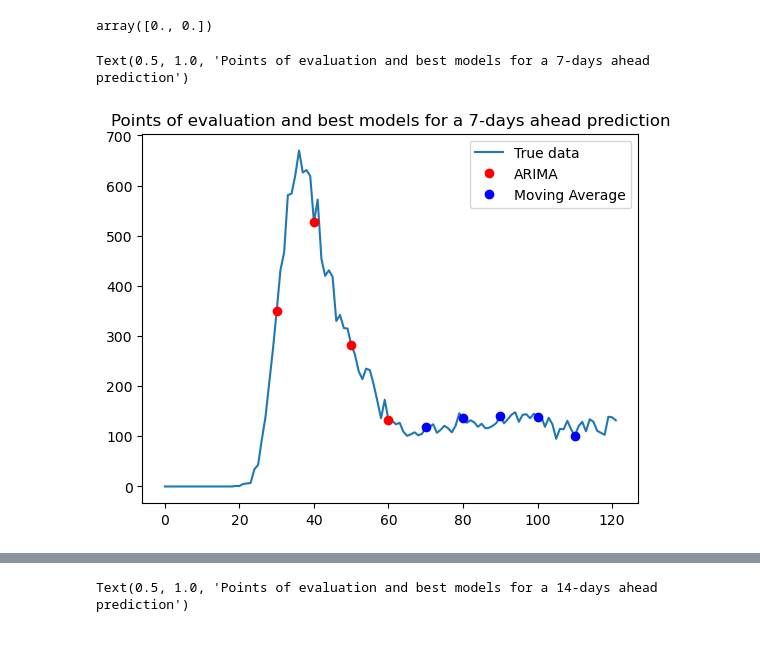
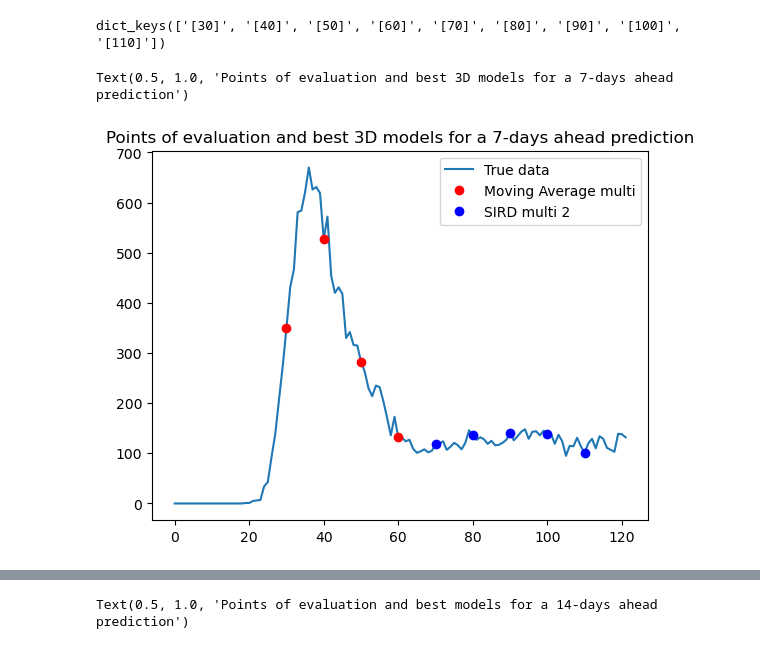
Before and after one commit to gregoirebechade/covid_internship, a Jupyter notebook: 07_global_evaluation_of_the_models.ipynb, the cells around one changed output, grey strips where cells are left out. Saved outputs shown, nothing was run; the diff lists cells and outputs as text; code cells hidden in the pictures.

```diff
--- a/07_global_evaluation_of_the_models.ipynb
+++ b/07_global_evaluation_of_the_models.ipynb
@@ -117,13 +140,13 @@ import json
-# %%
-new_deaths[[5,6]]
-# %% [output]
-array([0., 0.])
+# %%
+dico.keys()
+# %% [output]
+dict_keys(['[30]', '[40]', '[50]', '[60]', '[70]', '[80]', '[90]', '[100]', '[110]'])
 # %%
 plt.plot(new_deaths, label='True data')
-plt.plot([30, 40, 50, 60], new_deaths[[30, 40, 50, 60]], 'ro', label='ARIMA')
-plt.plot( [70, 80, 90, 100, 110], new_deaths[ [70, 80,90, 100,  110]], 'bo', label= 'Moving Average')
+plt.plot([30, 40, 50, 60], new_deaths[[30, 40, 50, 60]], 'ro', label='Moving Average multi')
+plt.plot( [70, 80, 90, 100, 110], new_deaths[ [70, 80,90, 100,  110]], 'bo', label= 'SIRD multi 2')
 plt.legend()
-plt.title('Points of evaluation and best models for a 7-days ahead prediction')
+plt.title('Points of evaluation and best 3D models for a 7-days ahead prediction')
 # %% [output]
-Text(0.5, 1.0, 'Points of evaluation and best models for a 7-days ahead prediction')
+Text(0.5, 1.0, 'Points of evaluation and best 3D models for a 7-days ahead prediction')
-[figure, old version]
+[figure, new version]
```
Also changed, not shown: parts of 13 cells of this notebook, 7 other files.
